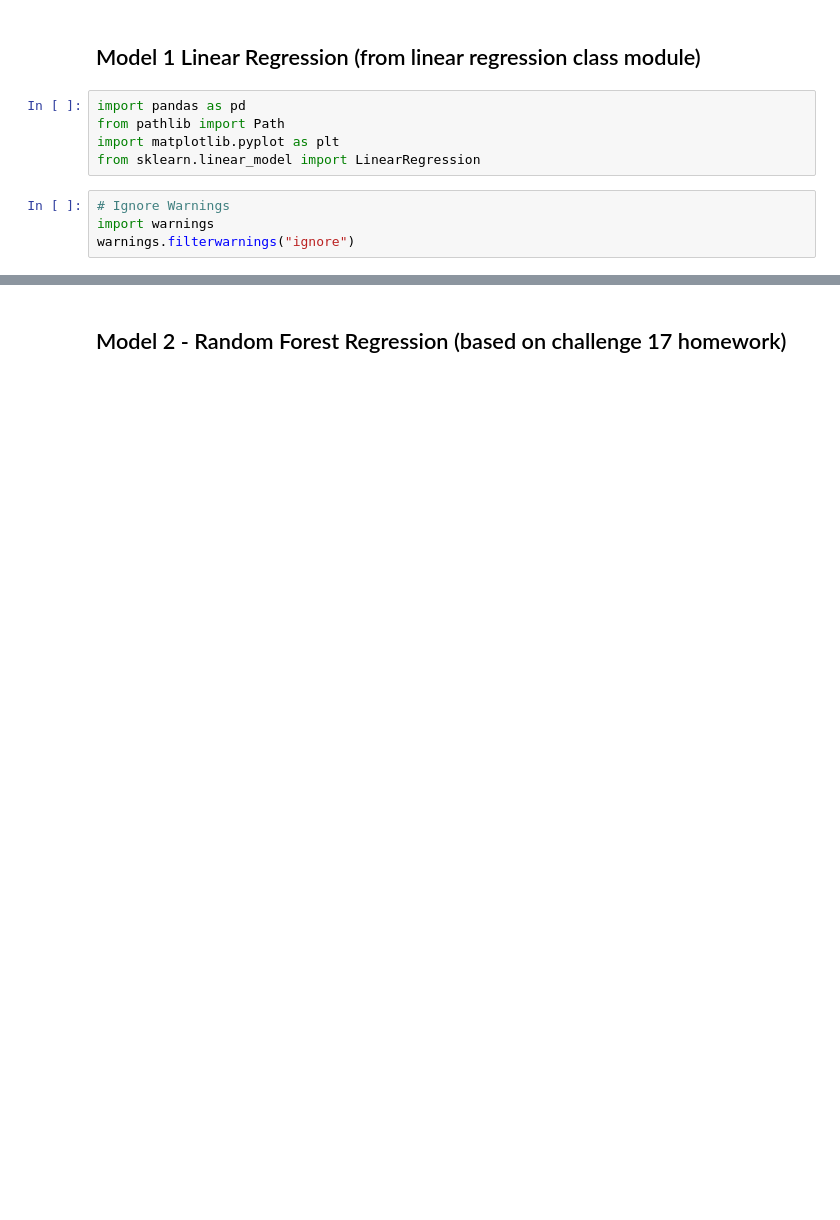
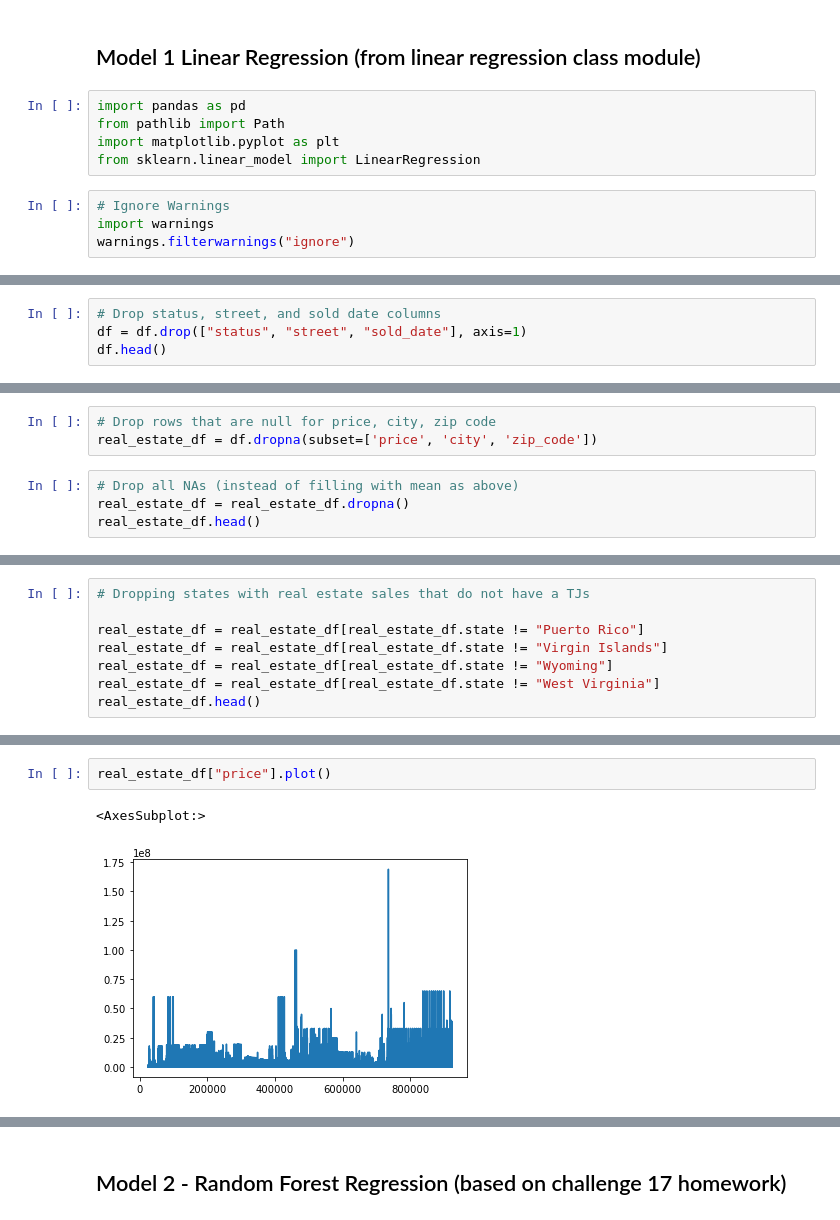
Before and after one commit to Sean-Rowe5280/Homes-Values-Machine-Learning, a Jupyter notebook: Machine Learning provisional model.ipynb, the cells around one changed output, grey strips where cells are left out. Saved outputs shown, nothing was run; the diff lists cells and outputs as text; blank space fills up the shorter version.

```diff
--- a/Machine Learning provisional model.ipynb
+++ b/Machine Learning provisional model.ipynb
@@ -57,0 +30,4 @@ plt.scatter(X[:, 0], X[:, 1], c=y)
+# %%
+# Drop status, street, and sold date columns
+df = df.drop(["status", "street", "sold_date"], axis=1)
+df.head()
@@ -57,0 +50,7 @@ plt.scatter(X[:, 0], X[:, 1], c=y)
+# %%
+# Drop rows that are null for price, city, zip code
+real_estate_df = df.dropna(subset=['price', 'city', 'zip_code'])
+# %%
+# Drop all NAs (instead of filling with mean as above)
+real_estate_df = real_estate_df.dropna()
+real_estate_df.head()
@@ -57,0 +64,8 @@ plt.scatter(X[:, 0], X[:, 1], c=y)
+# %%
+# Dropping states with real estate sales that do not have a TJs
+
+real_estate_df = real_estate_df[real_estate_df.state != "Puerto Rico"]
+real_estate_df = real_estate_df[real_estate_df.state != "Virgin Islands"]
+real_estate_df = real_estate_df[real_estate_df.state != "Wyoming"]
+real_estate_df = real_estate_df[real_estate_df.state != "West Virginia"]
+real_estate_df.head()
@@ -57,0 +104,5 @@ plt.scatter(X[:, 0], X[:, 1], c=y)
+# %%
+real_estate_df["price"].plot()
+# %% [output]
+<AxesSubplot:>
+[figure, added]
```
Also changed, not shown: parts of 45 cells of this notebook.
